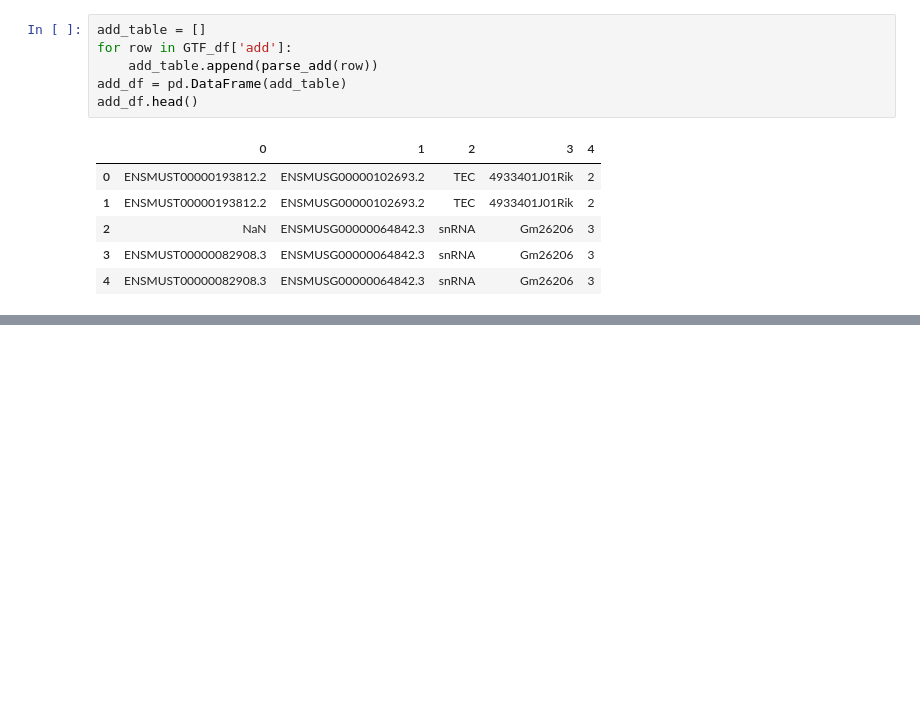
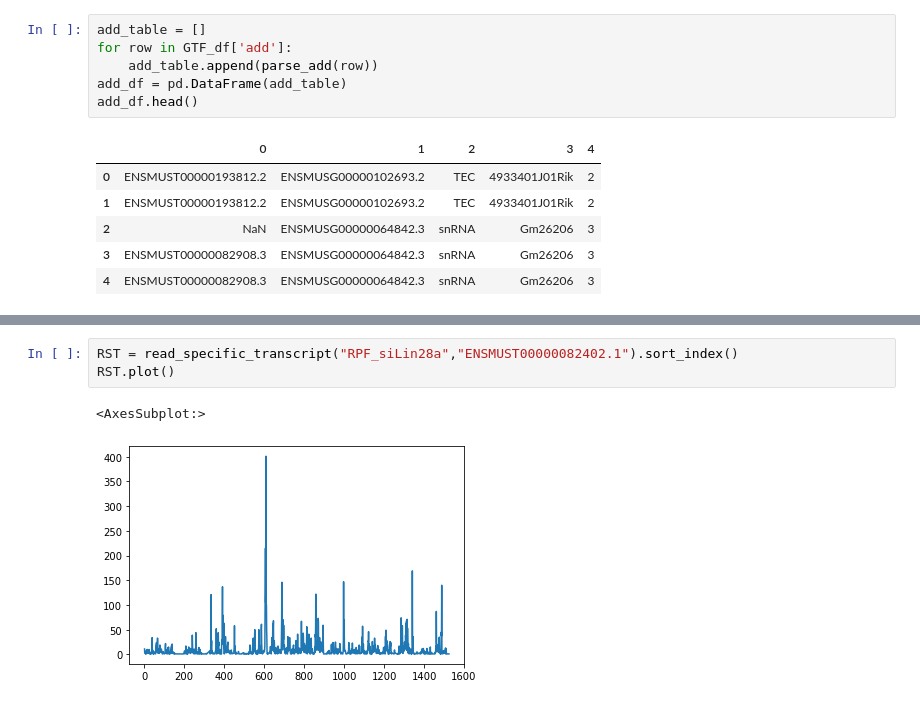
Before and after one commit to kangjunseo/Bioinformatics, a Jupyter notebook: QBioLab_Internship/Mission3.ipynb, the cells around one changed output, grey strips where cells are left out. Cells and saved outputs as stored; diff of their text form; blank space fills up the shorter version.

```diff
--- a/QBioLab_Internship/Mission3.ipynb
+++ b/QBioLab_Internship/Mission3.ipynb
@@ -228,0 +211,6 @@ GTF_df2_plus_CDS[['transcript_id','length']].groupby(by=['transcript_id']).sum()
+# %%
+RST = read_specific_transcript("RPF_siLin28a","ENSMUST00000082402.1").sort_index()
+RST.plot()
+# %% [output]
+<AxesSubplot:>
+[figure, added]
```
Also changed, not shown: parts of 34 cells of this notebook.
